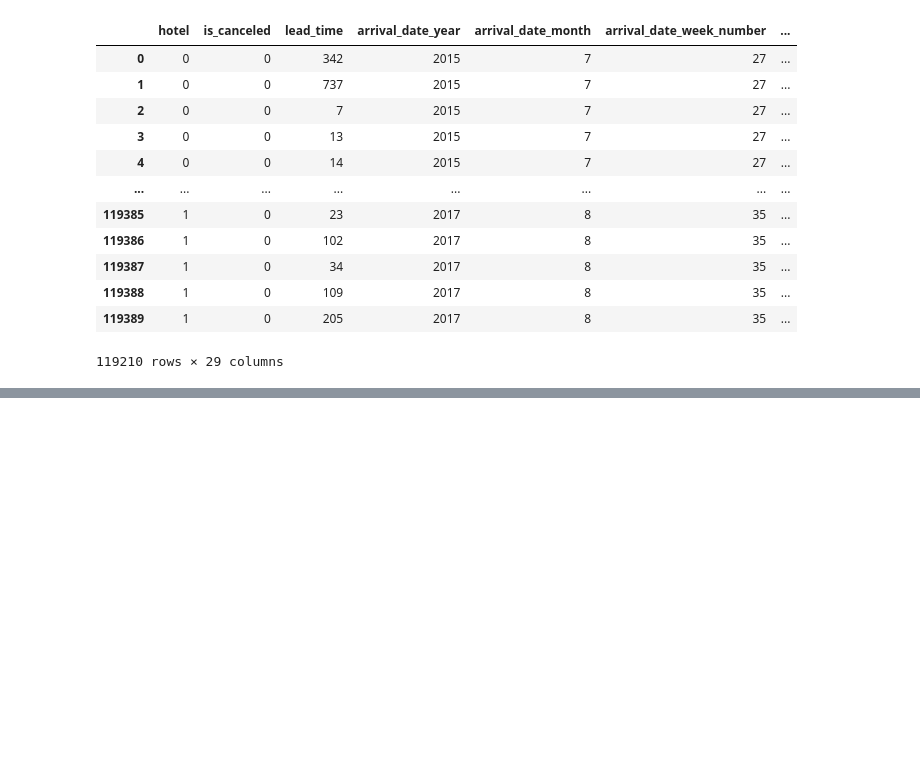
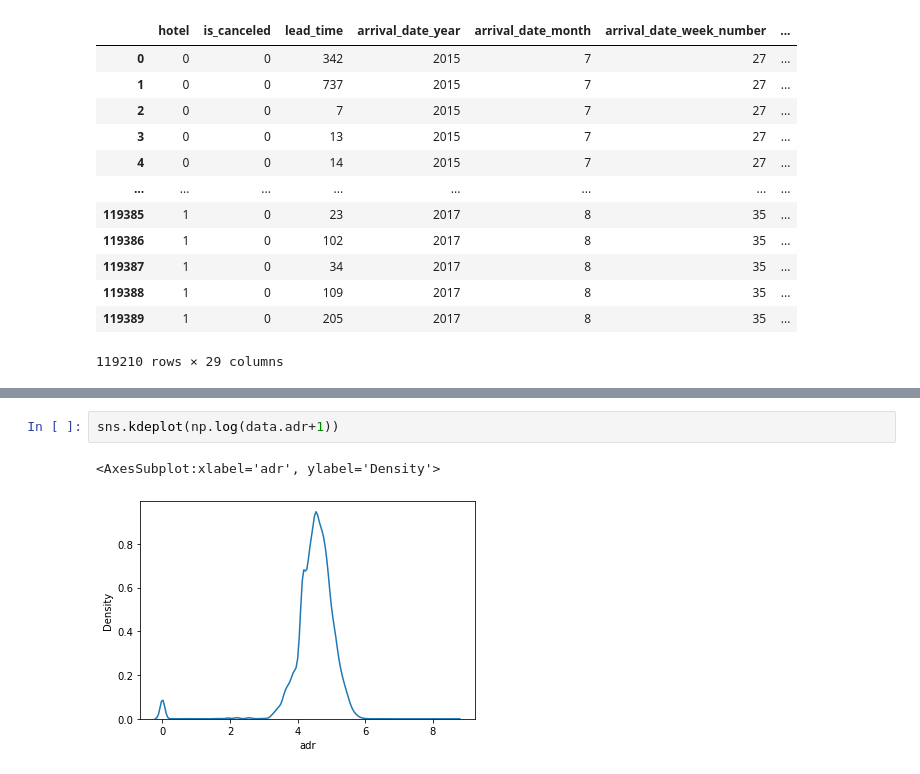
Before and after one commit to John-Rooney/DSC478_Group_Project, a Jupyter notebook: DSC 478 Final Project.ipynb, the cells around one changed output, grey strips where cells are left out. Cells and saved outputs as stored; diff of their text form; blank space fills up the shorter version.

```diff
--- a/DSC 478 Final Project.ipynb
+++ b/DSC 478 Final Project.ipynb
@@ -173,0 +284,5 @@ data
+# %%
+sns.kdeplot(np.log(data.adr+1))
+# %% [output]
+<AxesSubplot:xlabel='adr', ylabel='Density'>
+[figure, added]
```
Also changed, not shown: parts of 15 cells of this notebook.
